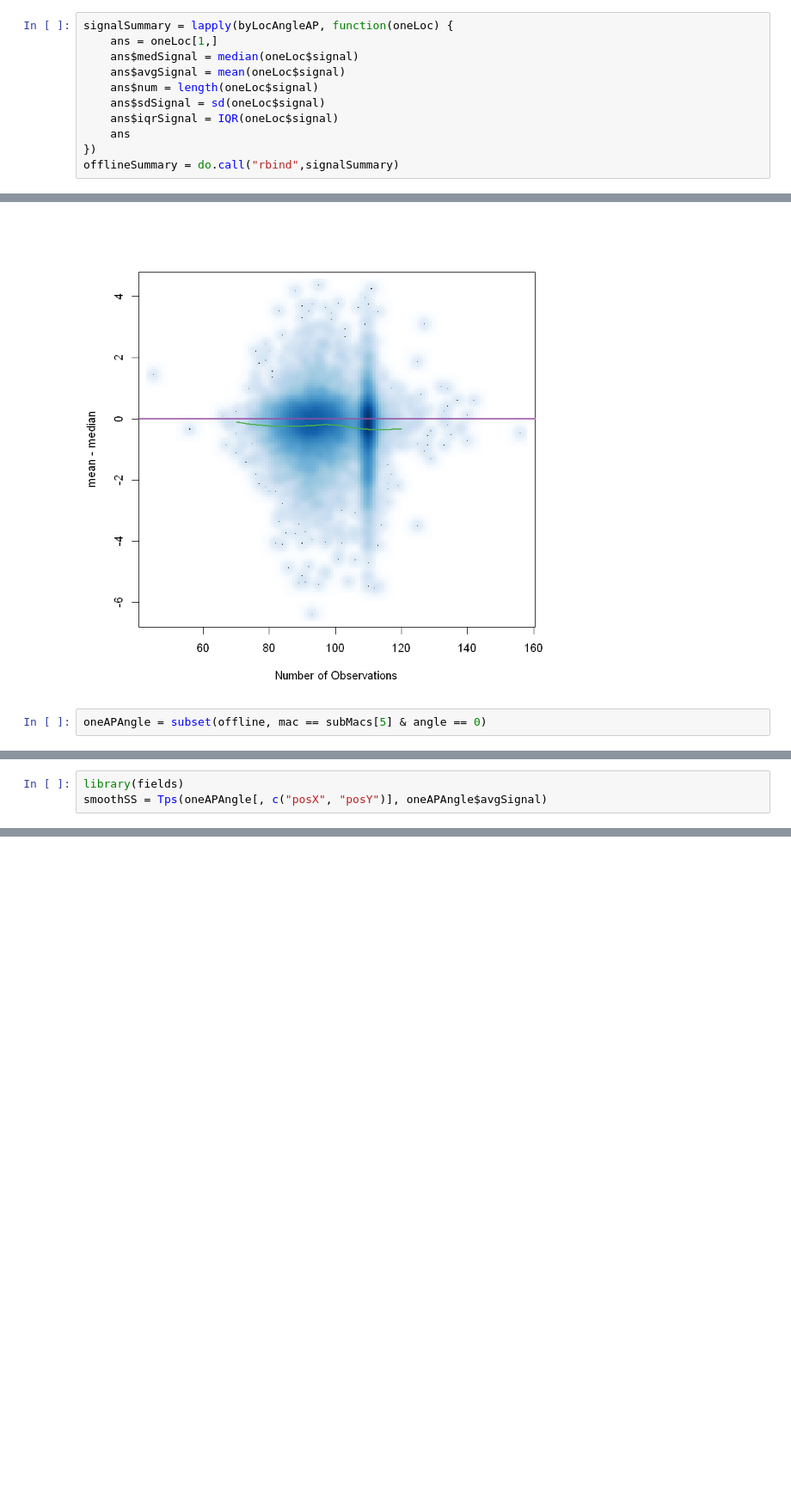
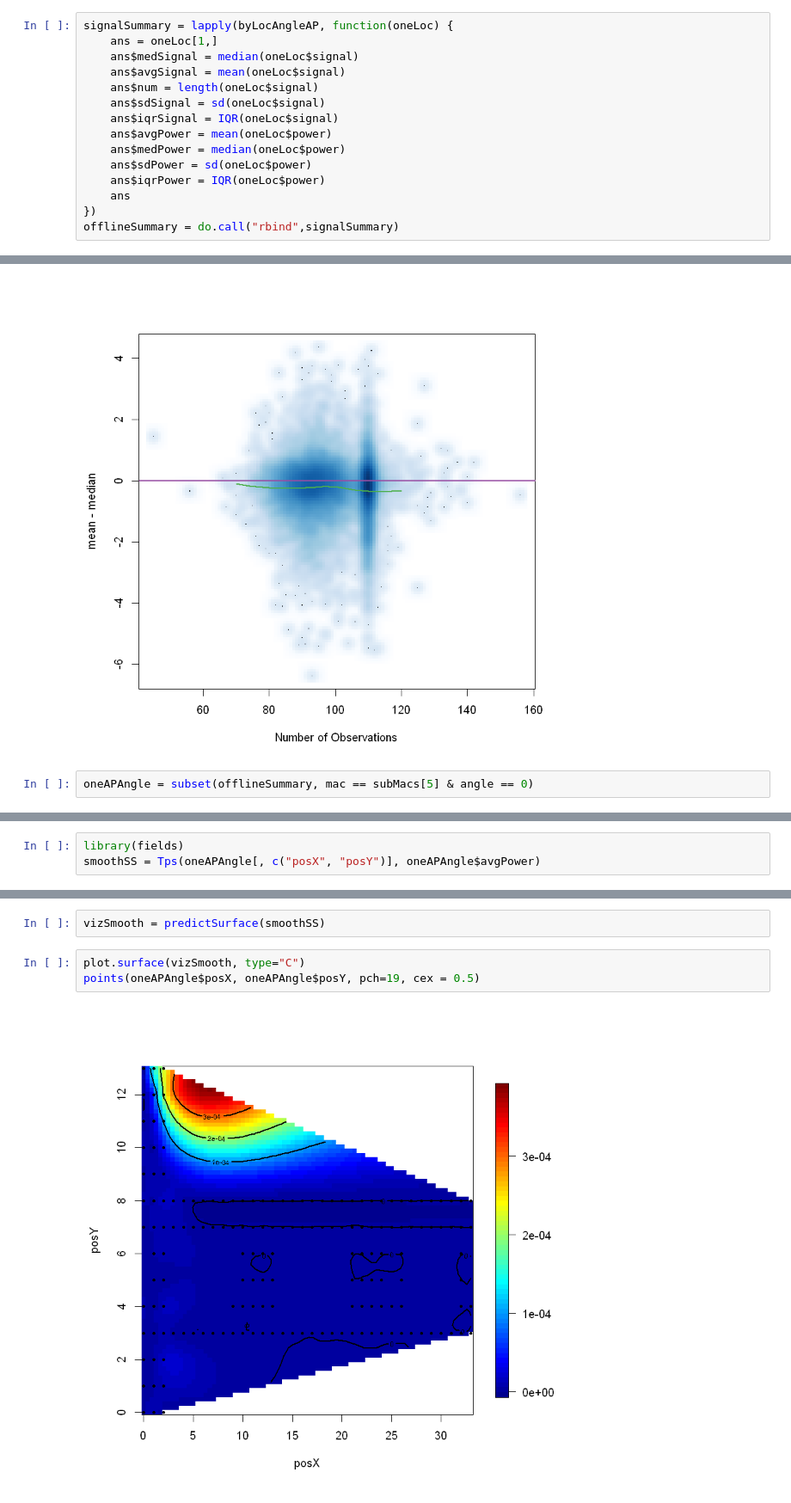
Before and after one commit to elkinst65/QTW_06, a Jupyter notebook: Project06_Book.ipynb, the cells around one changed output, grey strips where cells are left out. Shown at 86% size. Cells and saved outputs as stored; diff of their text form; blank space fills up the shorter version.

```diff
--- a/Project06_Book.ipynb
+++ b/Project06_Book.ipynb
@@ -327,6 +334,10 @@ signalSummary = lapply(byLocAngleAP, function(oneLoc) {
     ans$num = length(oneLoc$signal)
     ans$sdSignal = sd(oneLoc$signal)
     ans$iqrSignal = IQR(oneLoc$signal)
+    ans$avgPower = mean(oneLoc$power)
+    ans$medPower = median(oneLoc$power)
+    ans$sdPower = sd(oneLoc$power)
+    ans$iqrPower = IQR(oneLoc$power)
     ans
 })
 offlineSummary = do.call("rbind",signalSummary)
@@ -356,4 +375,4 @@ lines(x = 70:120, y = lo.obj.pr, col = "#4daf4a", lwd=2)
 # %% [output]
 [figure]
 # %%
-oneAPAngle = subset(offline, mac == subMacs[5] & angle == 0)
+oneAPAngle = subset(offlineSummary, mac == subMacs[5] & angle == 0)
@@ -360,4 +386,4 @@ oneAPAngle = subset(offline, mac == subMacs[5] & angle == 0)
 # %%
 library(fields)
-smoothSS = Tps(oneAPAngle[, c("posX", "posY")], oneAPAngle$avgSignal)
+smoothSS = Tps(oneAPAngle[, c("posX", "posY")], oneAPAngle$avgPower)
 # %% [output]
@@ -364,0 +411,7 @@ ERROR: Error in library(fields): there is no package called 'fields'
+# %%
+vizSmooth = predictSurface(smoothSS)
+# %%
+plot.surface(vizSmooth, type="C")
+points(oneAPAngle$posX, oneAPAngle$posY, pch=19, cex = 0.5)
+# %% [output]
+[figure, added]
```
Also changed, not shown: parts of 50 cells of this notebook, 3 other files.
